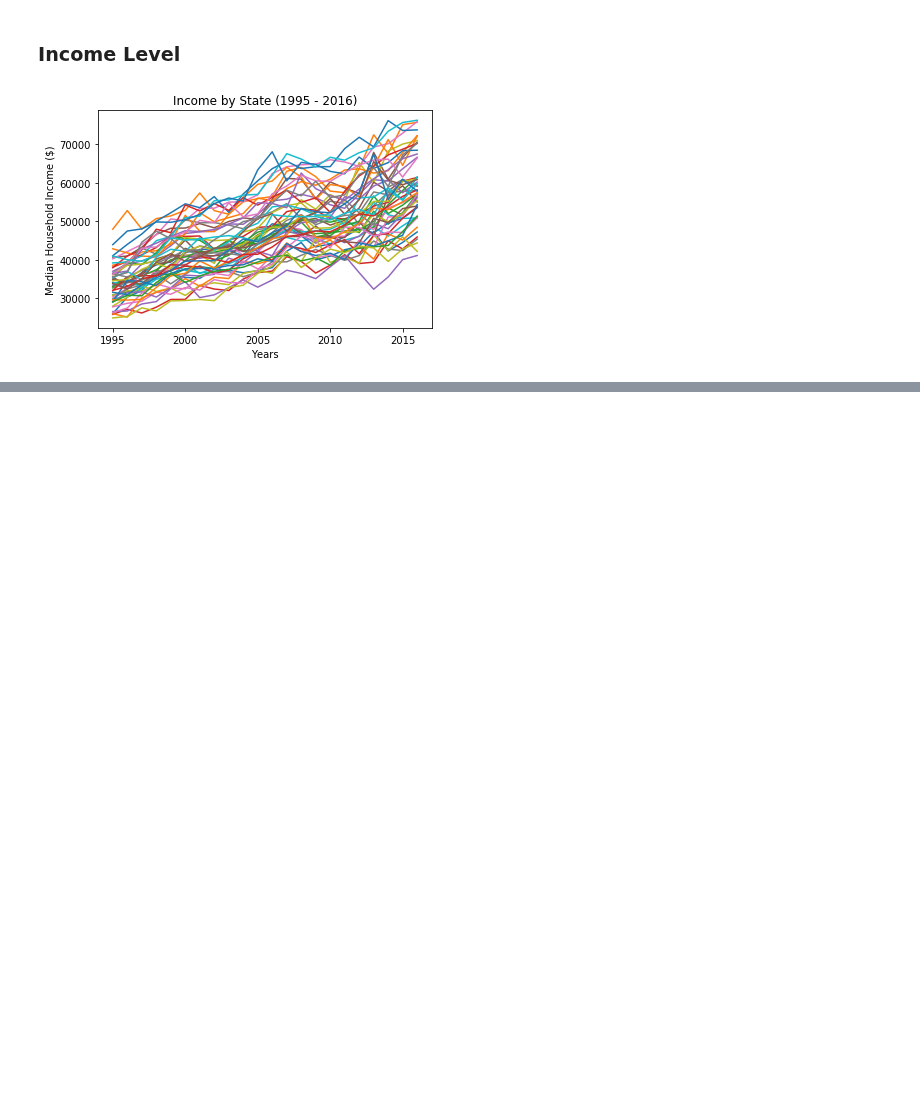
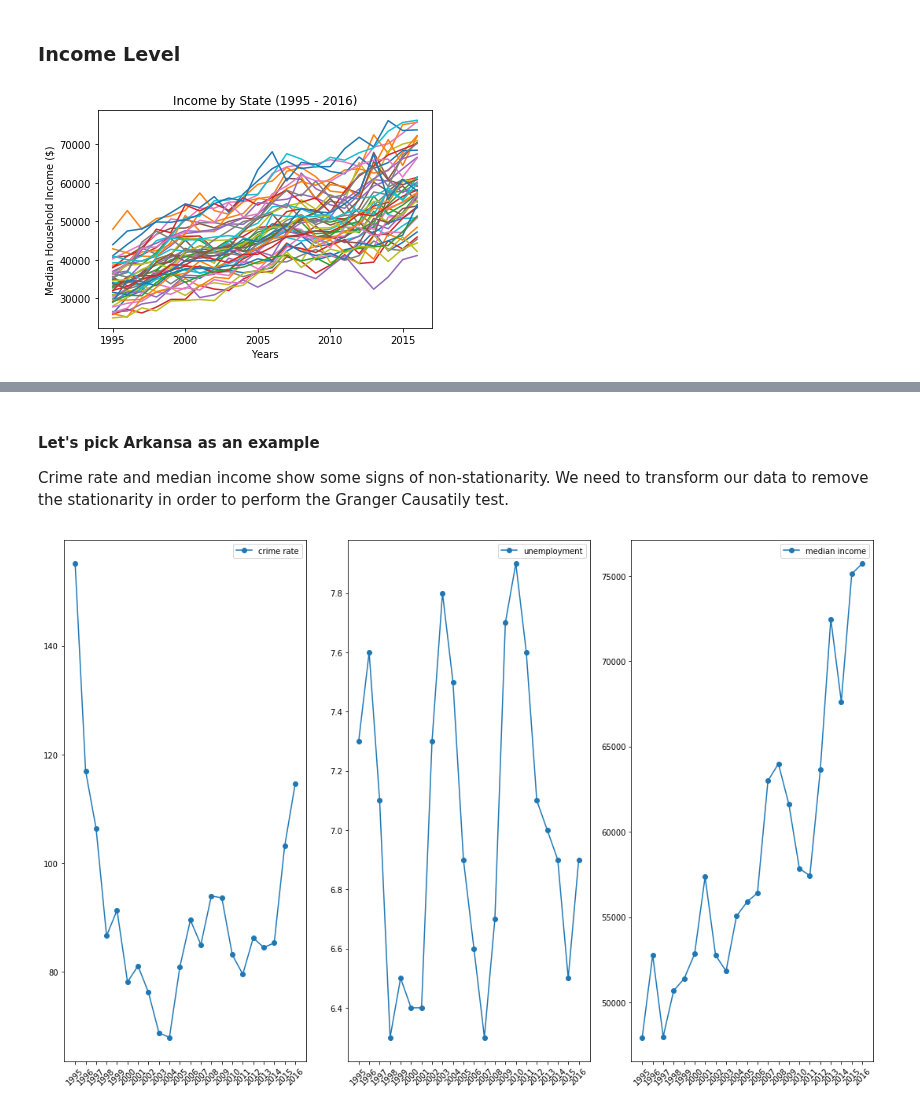
Before and after one commit to navbala/Crime-Rate-Predictor, a Jupyter notebook: Final Data Analysis.ipynb, the cells around one changed output, grey strips where cells are left out. Drawn from its saved outputs; the diff is of its cells as text; code cells hidden in the pictures; blank space fills up the shorter version.

Commit message:
added granger analysis for final data analysis

```diff
--- a/Final Data Analysis.ipynb
+++ b/Final Data Analysis.ipynb
@@ -602,0 +608,64 @@ plt.show()
+# %% [markdown]
+#### Let's pick Arkansa as an example
+
+Crime rate and median income show some signs of non-stationarity. We need to transform our data to remove the stationarity in order to perform the Granger Causatily test.
+# %%
+import config
+import matplotlib.pyplot as plt
+import numpy as np
+import os
+import pandas as pd
+import plotly
+import plotly.plotly as py
+from statsmodels.tsa.stattools import grangercausalitytests
+
+crime_df = pd.read_csv(os.path.join('formatted','crimes.csv'))
+median_income_df = pd.read_csv(os.path.join('formatted','median_income.csv'))
+unemployment_df = pd.read_csv(os.path.join('formatted','unemployment.csv'))
+
+crime_df.set_index('State', inplace=True)
+median_income_df.set_index('State', inplace=True)
+unemployment_df.set_index('State', inplace=True)
+
+unemployment_df.rename(index={'District of Columbia':'DC'}, inplace=True)
+median_income_df.rename(index={'D.C.':'DC'}, inplace=True)
+median_income_df = median_income_df.drop('United States')
+
+unemployment_df.rename(index={'District of Columbia':'DC'}, inplace=True)
+median_income_df.rename(index={'D.C.':'DC'}, inplace=True)
+#median_income_df = median_income_df.drop('United States')
+median_columns = list(median_income_df.columns)
+median_columns.sort()
+median_columns = median_columns[11:]
+median_income_df = median_income_df[median_columns]
+median_income_df.head();
+
+#Helper function to remove stationarity of a time series via differentiation
+def diff_data(data, lag=1):
+    '''Input: data as pandas Series and lag
+       Output: pandas series seiers[n] = series[n] - series[n-lag]'''
+    if lag == 0:
+        return pd.Series(data.iloc[:])
+    up = data.iloc[lag:]
+    down = data.iloc[:-lag]
+    up.values  - down.values
+    return pd.Series(up.values - down.values, index=up.index)
+
+def plot_state_lag(state='AK', lag = 1):
+    fig, axes = plt.subplots(1,3,figsize=(15,10))
+    labels = ['crime rate', 'unemployment', 'median income']
+    data = [crime_df, unemployment_df, median_income_df]
+    data = [diff_data(data.loc[state,:], lag) for data in data]
+    for ax, label, data in zip(axes, labels, data):
+        x_axis_labels = list (data.index.values)
+        x_axis_values = list (range(len(x_axis_labels)))
+        ax.plot(x_axis_values, data, label=label,marker='o')
+        ax.set_xticks(x_axis_values)
+        ax.set_xticklabels(x_axis_labels,rotation='45')
+        ax.legend()
+    plt.tight_layout()
+    plt.show()
+
+plot_state_lag('AK', lag=0)
+# %% [output]
+[figure, added]
```
Also changed, not shown: parts of 13 cells of this notebook, 1 other file.
